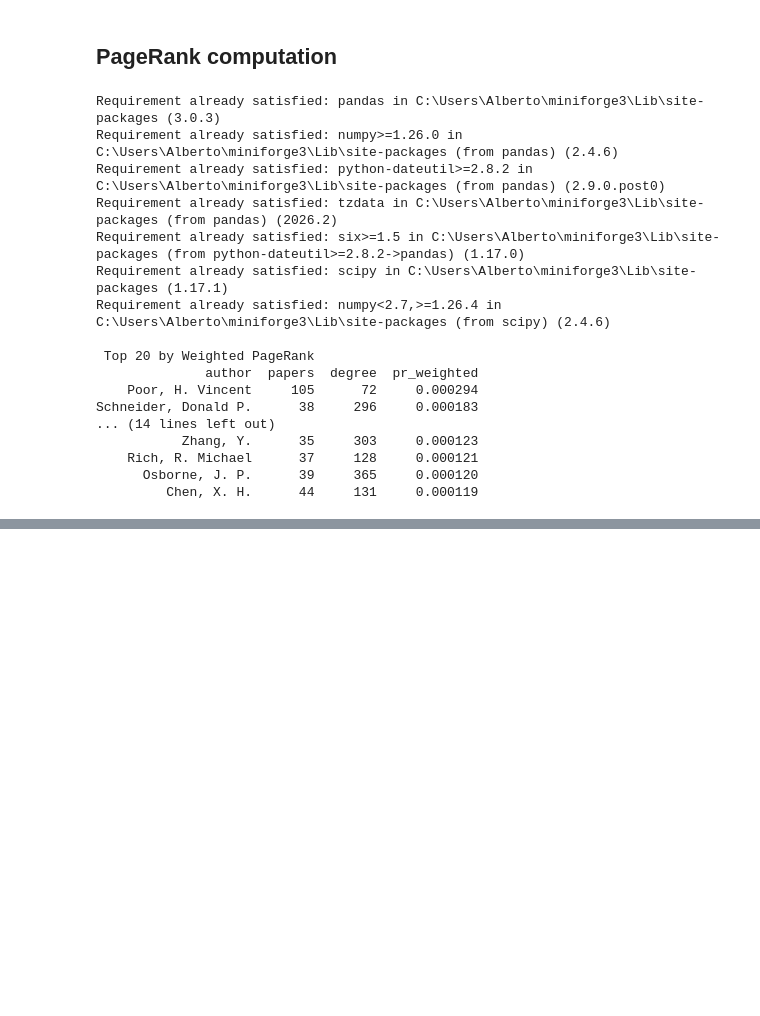
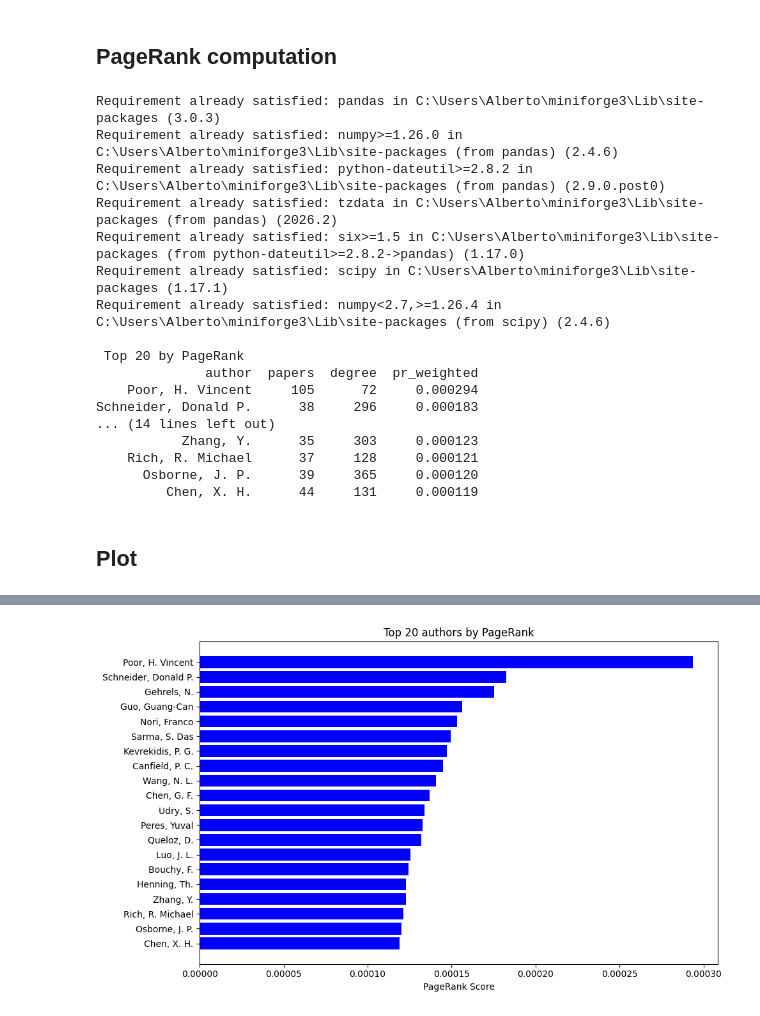
Before and after one commit to ap-codingg/ProjectAMDD, a Jupyter notebook: AMD_Polato.ipynb, the cells around one changed output, grey strips where cells are left out. Drawn from its saved outputs; the diff is of its cells as text; code cells hidden in the pictures; blank space fills up the shorter version.

Commit message:
Added a plot

```diff
--- a/AMD_Polato.ipynb
+++ b/AMD_Polato.ipynb
@@ -109,7 +109,7 @@ df = pd.DataFrame({
     "pr_weighted": [pr_weighted[node] for node in G.nodes()],
 })
 
-print(f"\n Top {TOP_N} by Weighted PageRank")
+print(f"\n Top {TOP_N} by PageRank")
 top_weighted = df.nlargest(TOP_N, "pr_weighted")
 print(top_weighted[["author", "papers", "degree", "pr_weighted"]].to_string(index=False))
 # %% [output]
@@ -121,7 +121,7 @@ Requirement already satisfied: six>=1.5 in C:\Users\Alberto\miniforge3\Lib\site-
 Requirement already satisfied: scipy in C:\Users\Alberto\miniforge3\Lib\site-packages (1.17.1)
 Requirement already satisfied: numpy<2.7,>=1.26.4 in C:\Users\Alberto\miniforge3\Lib\site-packages (from scipy) (2.4.6)
 
- Top 20 by Weighted PageRank
+ Top 20 by PageRank
               author  papers  degree  pr_weighted
     Poor, H. Vincent     105      72     0.000294
 Schneider, Donald P.      38     296     0.000183
@@ -130,3 +130,17 @@ Schneider, Donald P.      38     296     0.000183
     Rich, R. Michael      37     128     0.000121
       Osborne, J. P.      39     365     0.000120
          Chen, X. H.      44     131     0.000119
+# %% [markdown]
+## Plot
+# %%
+!pip install matplotlib
+import matplotlib.pyplot as plt
+
+top_chart_data = top_weighted.sort_values("pr_weighted", ascending=True)
+plt.figure(figsize=(10, 6))
+plt.barh(top_chart_data["author"], top_chart_data["pr_weighted"], color='blue')
+plt.xlabel("PageRank Score")
+plt.title(f"Top {TOP_N} authors by PageRank")
+plt.tight_layout()
+plt.show()
+# %% [output]
@@ -132,0 +158 @@ Schneider, Donald P.      38     296     0.000183
+[figure, added]
```
Also changed, not shown: parts of 1 cell of this notebook.
